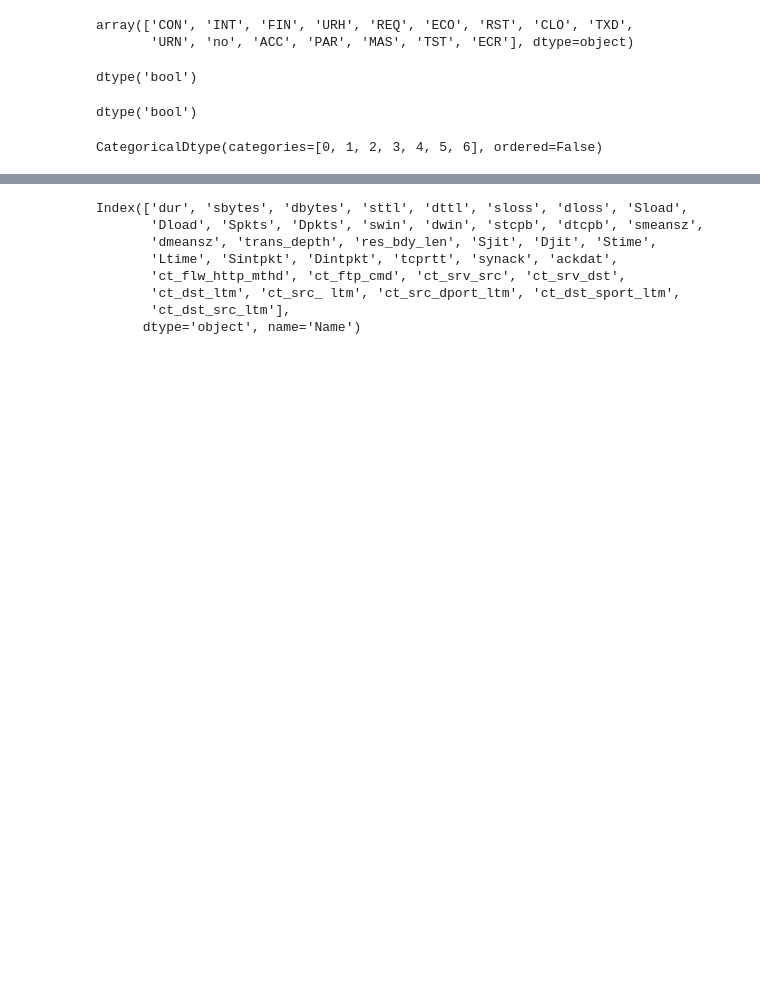
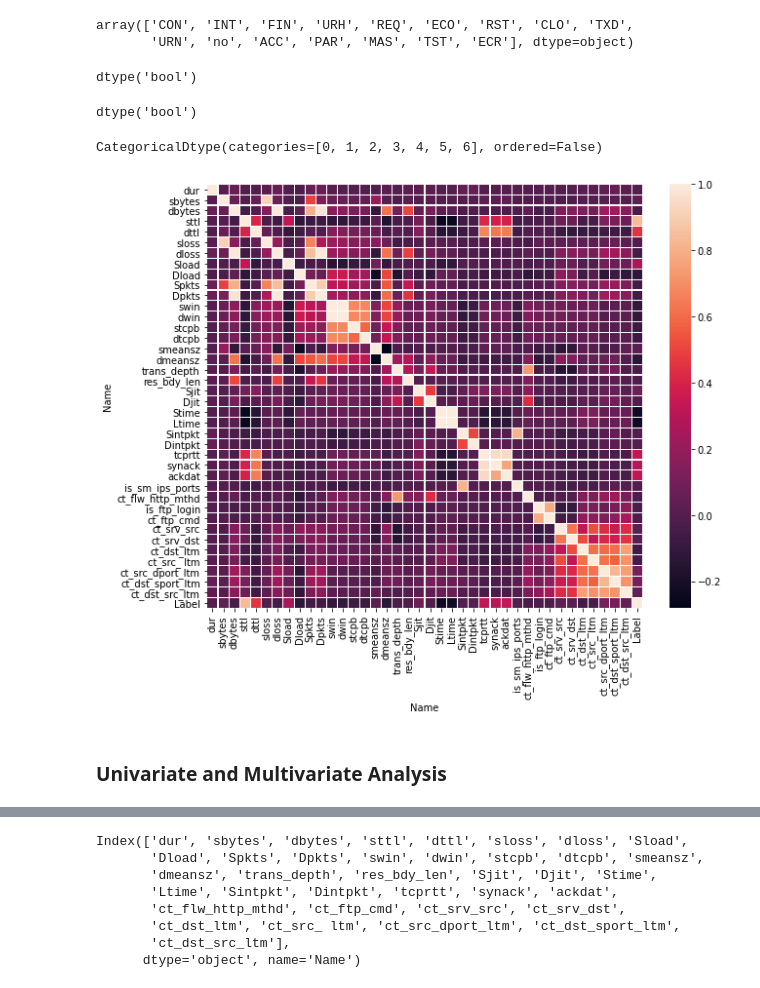
Before and after one commit to rmzn1717/anomaly_detection_project, a Jupyter notebook: Anomaly_Detection.ipynb, the cells around one changed output, grey strips where cells are left out. Drawn from its saved outputs; the diff is of its cells as text; code cells hidden in the pictures; blank space fills up the shorter version.

```diff
--- a/Anomaly_Detection.ipynb
+++ b/Anomaly_Detection.ipynb
@@ -97,4 +97,11 @@ data['ct_state_ttl'] = data['ct_state_ttl'].astype('category')
 data['ct_state_ttl'].dtypes
 # %% [output]
 CategoricalDtype(categories=[0, 1, 2, 3, 4, 5, 6], ordered=False)
+# %%
+##correlaation matrix
+plt.figure(figsize=(10,8))
+sns.heatmap(data.corr(), xticklabels=True, linewidths=0.1)
+plt.show()
+# %% [output]
+[figure, added]
 # %%
@@ -101,0 +110,2 @@ data_normal = data.drop(['attack_cat', 'Label'], axis=1)
+# %% [markdown]
+### Univariate and Multivariate Analysis
```
Also changed, not shown: parts of 18 cells of this notebook.
